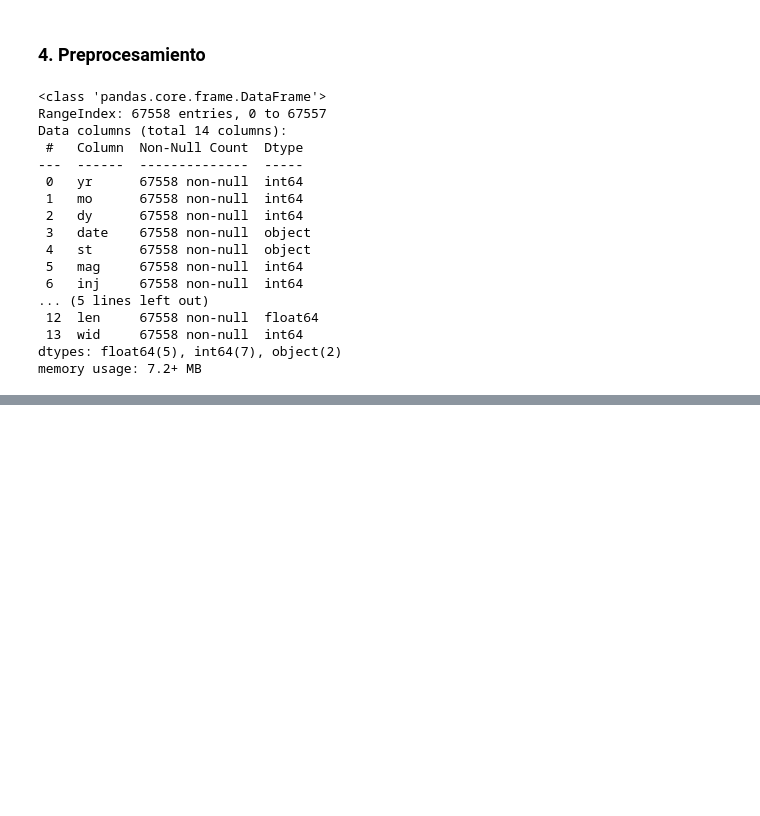
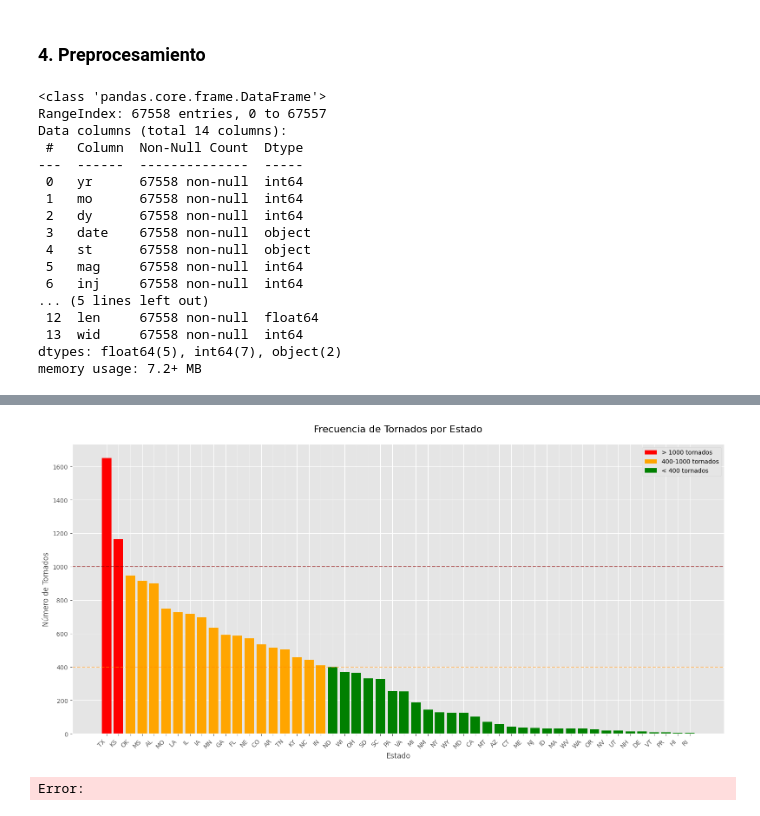
Before and after one commit to lab2077/4geeks_final_project, a Jupyter notebook: src/tornadoes_predictor.ipynb, the cells around one changed output, grey strips where cells are left out. Drawn from its saved outputs; the diff is of its cells as text; code cells hidden in the pictures; blank space fills up the shorter version.

```diff
--- a/src/tornadoes_predictor.ipynb
+++ b/src/tornadoes_predictor.ipynb
@@ -326,0 +358,75 @@ Adjusted Fujita = Fujita + Enhanced
+# %%
+state_counts = df['state'].value_counts().sort_values(ascending=False)
+
+colors = []
+for count in state_counts:
+    if count > 1000:
+        colors.append('red')
+    elif 400 <= count <= 1000:
+        colors.append('orange')
+    else:
+        colors.append('green')
+
+plt.figure(figsize=(16, 8))
+bars = plt.bar(state_counts.index, state_counts.values, color=colors)
+
+plt.title('Frecuencia de Tornados por Estado', fontsize=16, pad=20)
+plt.xlabel('Estado', fontsize=12)
+plt.ylabel('Número de Tornados', fontsize=12)
+plt.xticks(rotation=45, ha='right')
+
+plt.axhline(y=1000, color='darkred', linestyle='--', alpha=0.5)
+plt.axhline(y=400, color='darkorange', linestyle='--', alpha=0.5)
+
+legend_elements = [
+    mpatches.Patch(color='red', label='> 1000 tornados'),
+    mpatches.Patch(color='orange', label='400-1000 tornados'),
+    mpatches.Patch(color='green', label='< 400 tornados')
+]
+plt.legend(handles=legend_elements, loc='upper right')
+
+plt.tight_layout()
+plt.show()
+# %% [output]
+[figure, added]
+# %%
+# 1. Filtrar primero por año (ejemplo para 2020)
+year_filter  = 2007
+df_filtered = df[df['year'] == year_filter].copy()  # Cambia el año según necesites
+
+# 2. Mapa base
+map = folium.Map(location=[39.8283, -98.5795], zoom_start=4)
+
+# 3. Agrupamiento de marcadores (mejora rendimiento)
+marker_cluster = MarkerCluster().add_to(map)
+
+# 4. Añadir elementos en lotes
+for coords in df_filtered[['start_latitude', 'start_longitude']].values:
+    folium.CircleMarker(
+        location=coords,
+        radius=3,
+        color='green',
+        fill=True
+    ).add_to(marker_cluster)
+
+for coords in df_filtered[['end_latitude', 'end_longitude']].values:
+    folium.CircleMarker(
+        location=coords,
+        radius=3,
+        color='red',
+        fill=True
+    ).add_to(marker_cluster)
+
+# 5. Líneas de trayectoria (muestra solo 10% para mejor performance)
+for _, row in df_filtered.sample(frac=0.1).iterrows():  # Muestra solo el 10% de las líneas
+    folium.PolyLine(
+        locations=[(row['start_latitude'], row['start_longitude']),
+                  (row['end_latitude'], row['end_longitude'])],
+        color='blue',
+        weight=1
+    ).add_to(map)
+
+# Mostrar mapa
+map
+# %% [output]
+Error:
```
Also changed, not shown: parts of 18 cells of this notebook.
